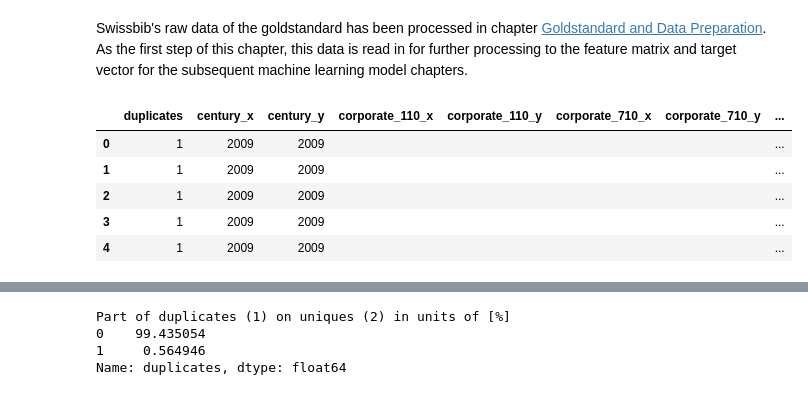
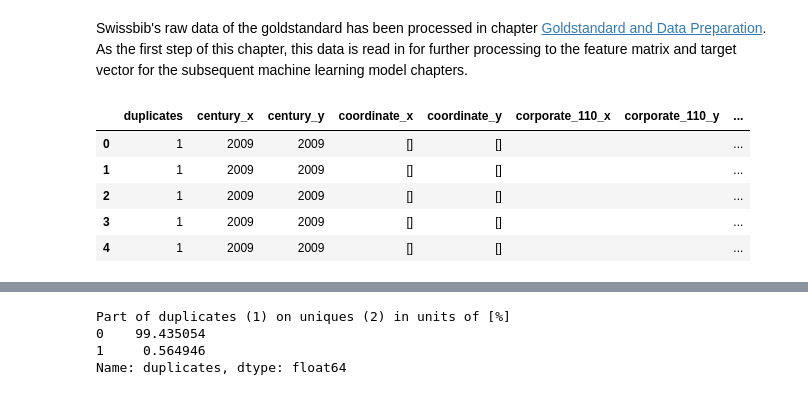
Before and after one commit to swissbib/clustering_metadata, a Jupyter notebook: 3_FeatureMatrixGeneration.ipynb, the cells around one changed output, grey strips where cells are left out. Saved outputs shown, nothing was run; the diff lists cells and outputs as text; code cells hidden in the pictures.

```diff
--- a/3_FeatureMatrixGeneration.ipynb
+++ b/3_FeatureMatrixGeneration.ipynb
@@ -22,29 +23,29 @@ Swissbib's raw data of the goldstandard has been processed in chapter [Goldstand
 # %%
 import os
 import pandas as pd
 import pickle as pk
 
 path_goldstandard = './daten_goldstandard'
 
 # Restore metadata so far
-with open(os.path.join(path_goldstandard, 'culomns_metadata.pkl'), 'rb') as handle:
+with open(os.path.join(path_goldstandard, 'columns_metadata.pkl'), 'rb') as handle:
     columns_metadata_dict = pk.load(handle)
 
 # Restore results so far
 df_feature_base = pd.read_pickle(os.path.join(path_goldstandard, 'feature_base_df.pkl'),
                                  compression=None)
 
 # Extend display to number of columns of DataFrame
 pd.options.display.max_columns = len(df_feature_base.columns)
 
 df_feature_base.head()
 # %% [output]
-|  | duplicates | century_x | century_y | corporate_110_x | corporate_110_y | corporate_710_x | corporate_710_y | ... |
-| 0 | 1 | 2009 | 2009 |  |  |  |  | ... |
-| 1 | 1 | 2009 | 2009 |  |  |  |  | ... |
-| 2 | 1 | 2009 | 2009 |  |  |  |  | ... |
-| 3 | 1 | 2009 | 2009 |  |  |  |  | ... |
-| 4 | 1 | 2009 | 2009 |  |  |  |  | ... |
+|  | duplicates | century_x | century_y | coordinate_x | coordinate_y | corporate_110_x | corporate_110_y | ... |
+| 0 | 1 | 2009 | 2009 | [] | [] |  |  | ... |
+| 1 | 1 | 2009 | 2009 | [] | [] |  |  | ... |
+| 2 | 1 | 2009 | 2009 | [] | [] |  |  | ... |
+| 3 | 1 | 2009 | 2009 | [] | [] |  |  | ... |
+| 4 | 1 | 2009 | 2009 | [] | [] |  |  | ... |
 # %%
 print('Number of rows labelled as duplicates', len(df_feature_base[
     df_feature_base.duplicates==1]))
```
Also changed, not shown: parts of 32 cells of this notebook, 21 other files.
